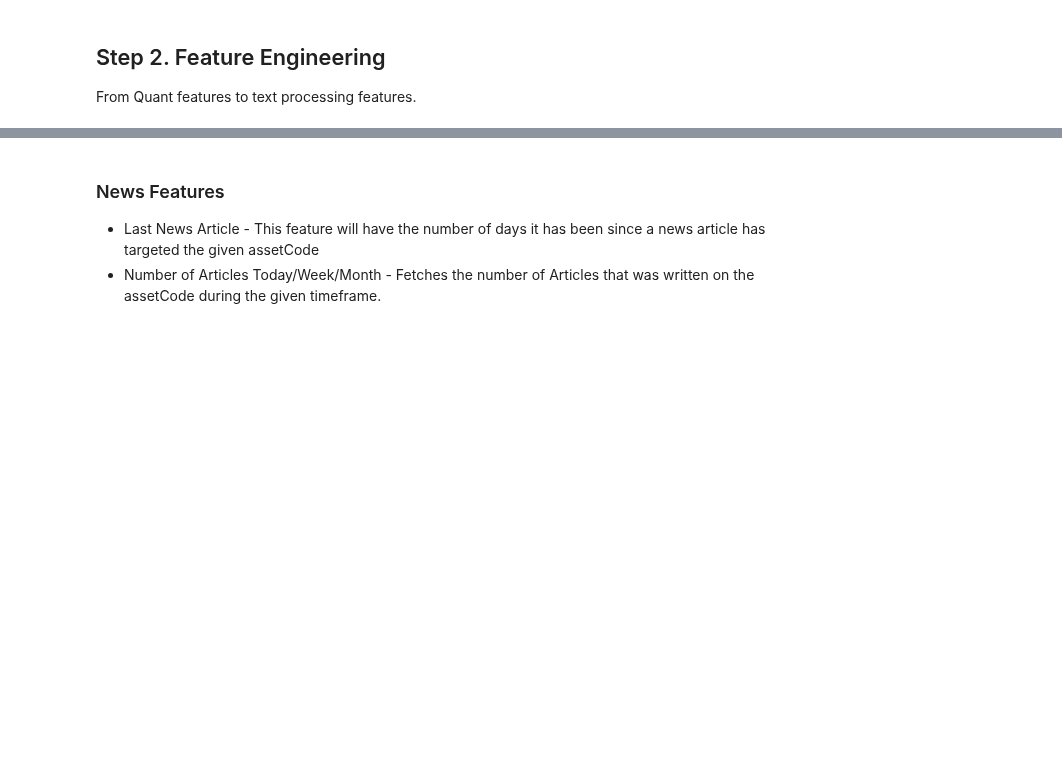
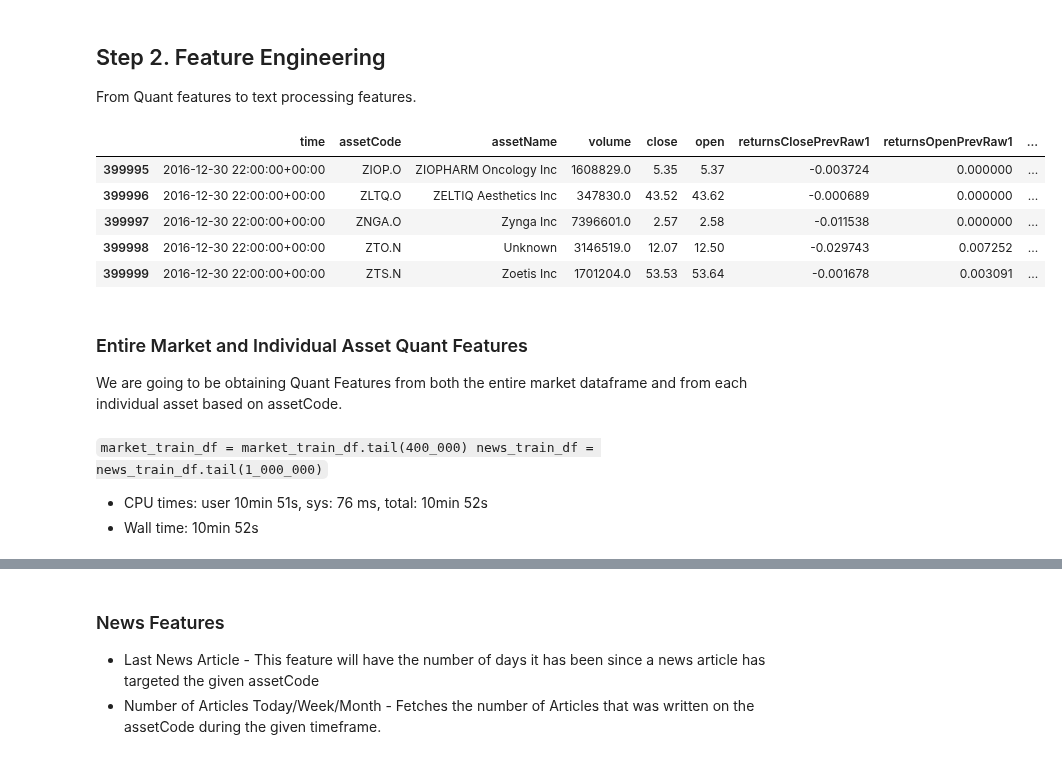
Before and after one commit to jangarong/StockMarketPredictions, a Jupyter notebook: "Stock" Grade Neural Network.ipynb, the cells around one changed output, grey strips where cells are left out. Cells and saved outputs as stored; diff of their text form; code cells hidden in the pictures; blank space fills up the shorter version.

Commit message:
added quant features

```diff
--- a/"Stock" Grade Neural Network.ipynb
+++ b/"Stock" Grade Neural Network.ipynb
@@ -296,3 +324,15 @@ expanded_train_market_df = merge_by_code(market_train_df, expand_train_df)
 ## Step 2. Feature Engineering
 
 From Quant features to text processing features.
+# %%
+X_train.tail()
+# %% [output]
+|  | time | assetCode | assetName | volume | close | open | returnsClosePrevRaw1 | returnsOpenPrevRaw1 | ... |
+| 399995 | 2016-12-30 22:00:00+00:00 | ZIOP.O | ZIOPHARM Oncology Inc | 1608829.0 | 5.35 | 5.37 | -0.003724 | 0.000000 | ... |
+| 399996 | 2016-12-30 22:00:00+00:00 | ZLTQ.O | ZELTIQ Aesthetics Inc | 347830.0 | 43.52 | 43.62 | -0.000689 | 0.000000 | ... |
+| 399997 | 2016-12-30 22:00:00+00:00 | ZNGA.O | Zynga Inc | 7396601.0 | 2.57 | 2.58 | -0.011538 | 0.000000 | ... |
+| 399998 | 2016-12-30 22:00:00+00:00 | ZTO.N | Unknown | 3146519.0 | 12.07 | 12.50 | -0.029743 | 0.007252 | ... |
+| 399999 | 2016-12-30 22:00:00+00:00 | ZTS.N | Zoetis Inc | 1701204.0 | 53.53 | 53.64 | -0.001678 | 0.003091 | ... |
+# %% [markdown]
+### Entire Market and Individual Asset Quant Features
+We are going to be obtaining Quant Features from both the entire market dataframe and from each individual asset based on assetCode.
@@ -298,0 +383,5 @@ From Quant features to text processing features.
+# %% [markdown]
+``market_train_df = market_train_df.tail(400_000)
+news_train_df = news_train_df.tail(1_000_000)``
+* CPU times: user 10min 51s, sys: 76 ms, total: 10min 52s
+* Wall time: 10min 52s
```
Also changed, not shown: parts of 8 cells of this notebook.
